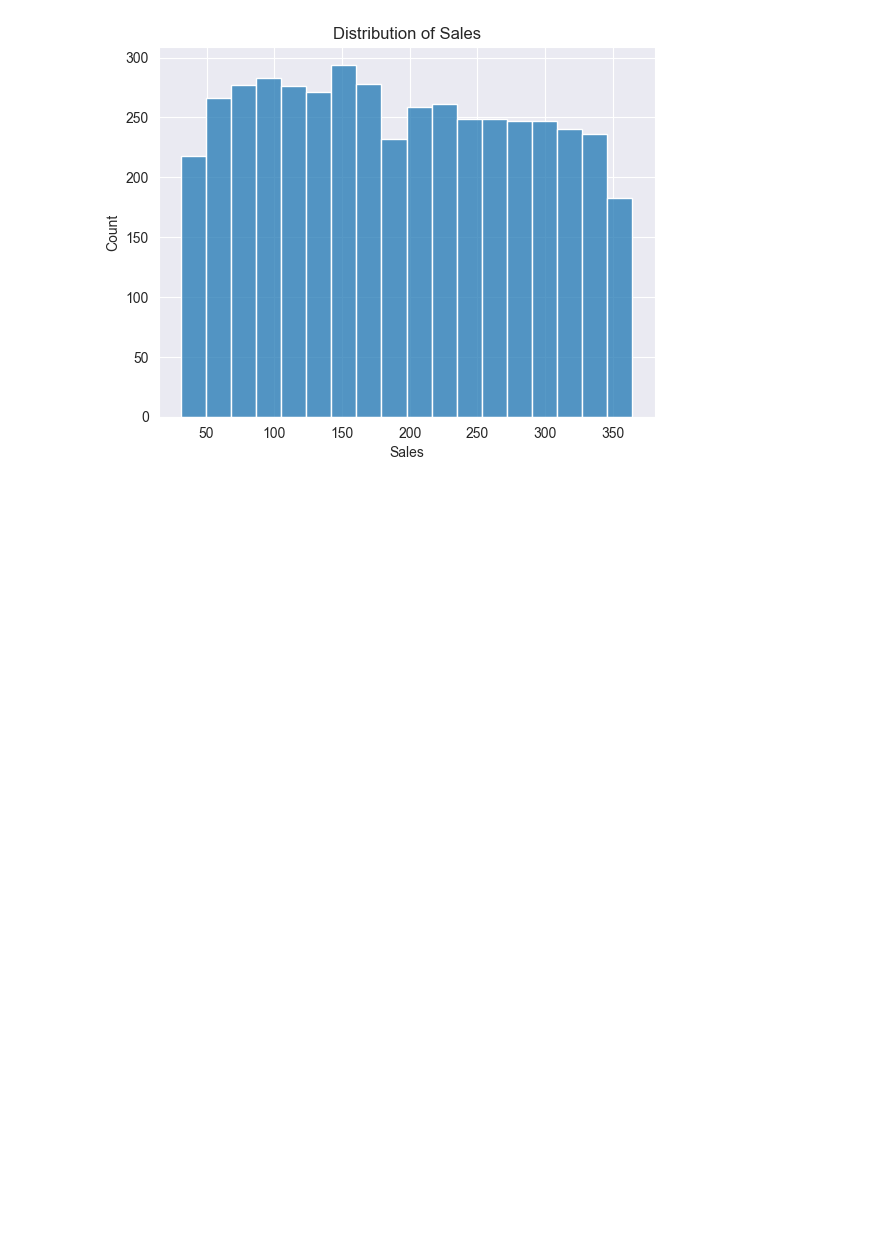
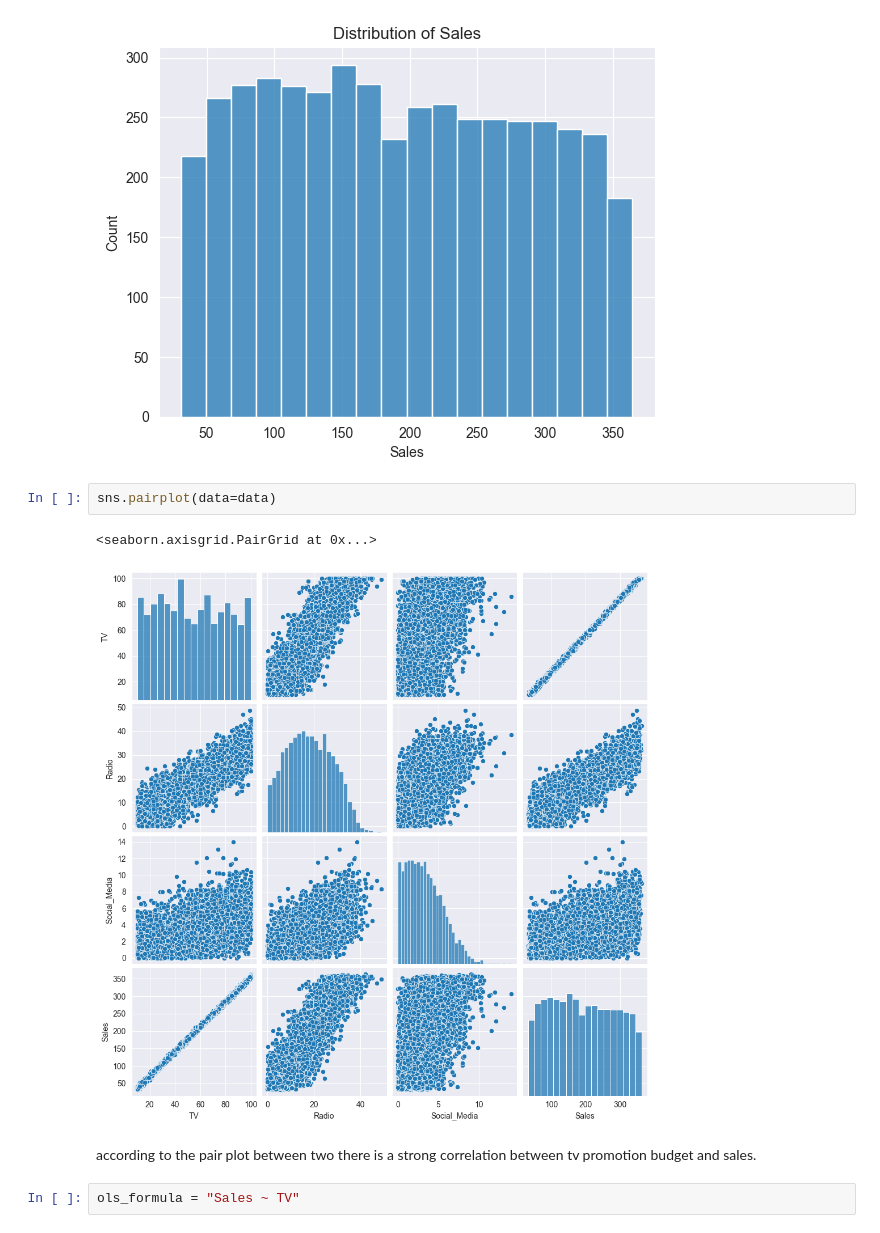
Before and after one commit to yildizramazan/regression-analysis, a Jupyter notebook: module-1/simple-linear-regression-3.ipynb, the cells around one changed output. Cells and saved outputs as stored; diff of their text form; blank space fills up the shorter version.

```diff
--- a/module-1/simple-linear-regression-3.ipynb
+++ b/module-1/simple-linear-regression-3.ipynb
@@ -43,3 +43,12 @@ sns.histplot(data=data, x='Sales').set(title='Distribution of Sales')
 # %% [output]
 [Text(0.5, 1.0, 'Distribution of Sales')]
 [figure]
+# %%
+sns.pairplot(data=data)
+# %% [output]
+<seaborn.axisgrid.PairGrid at 0x...>
+[figure, added]
+# %% [markdown]
+according to the pair plot between two there is a strong correlation between tv promotion budget and sales.
+# %%
+ols_formula = "Sales ~ TV"
```
Also changed, not shown: parts of 17 cells of this notebook.
